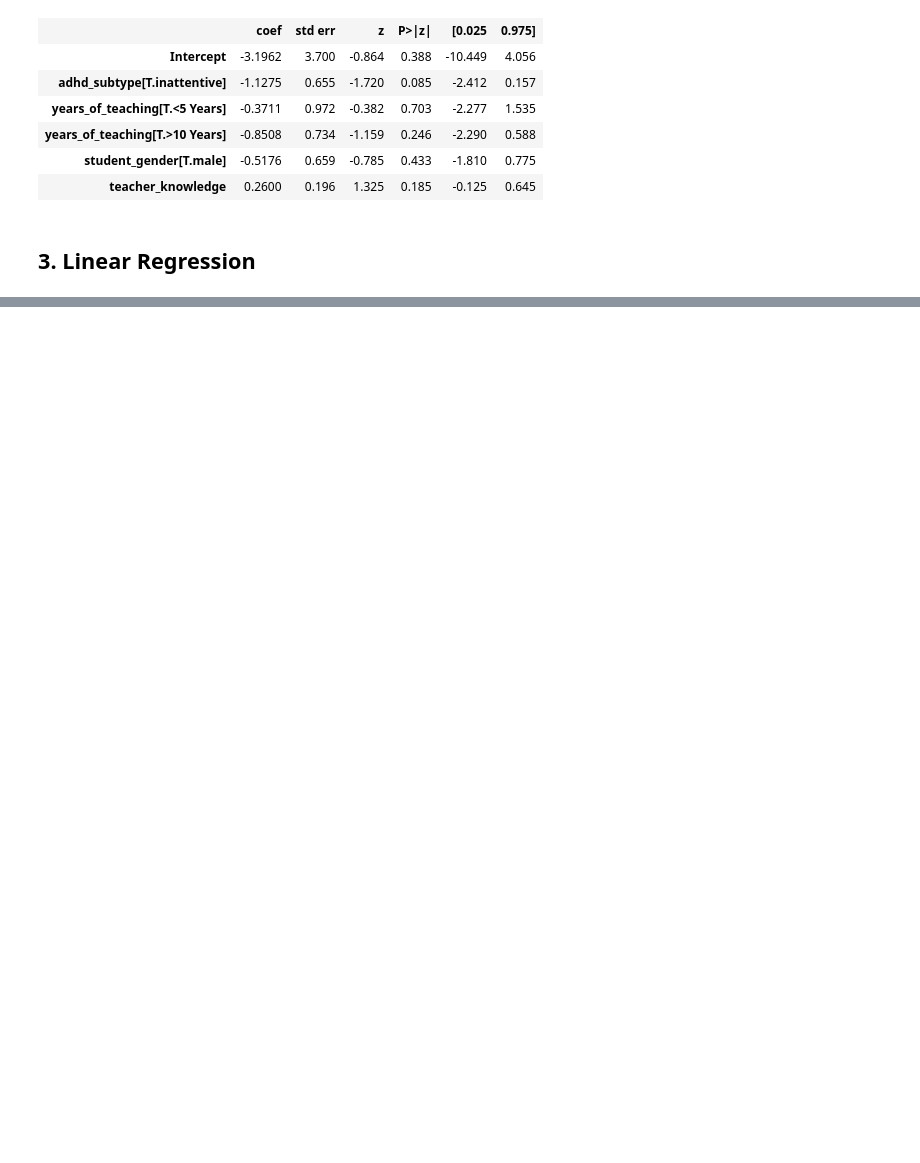
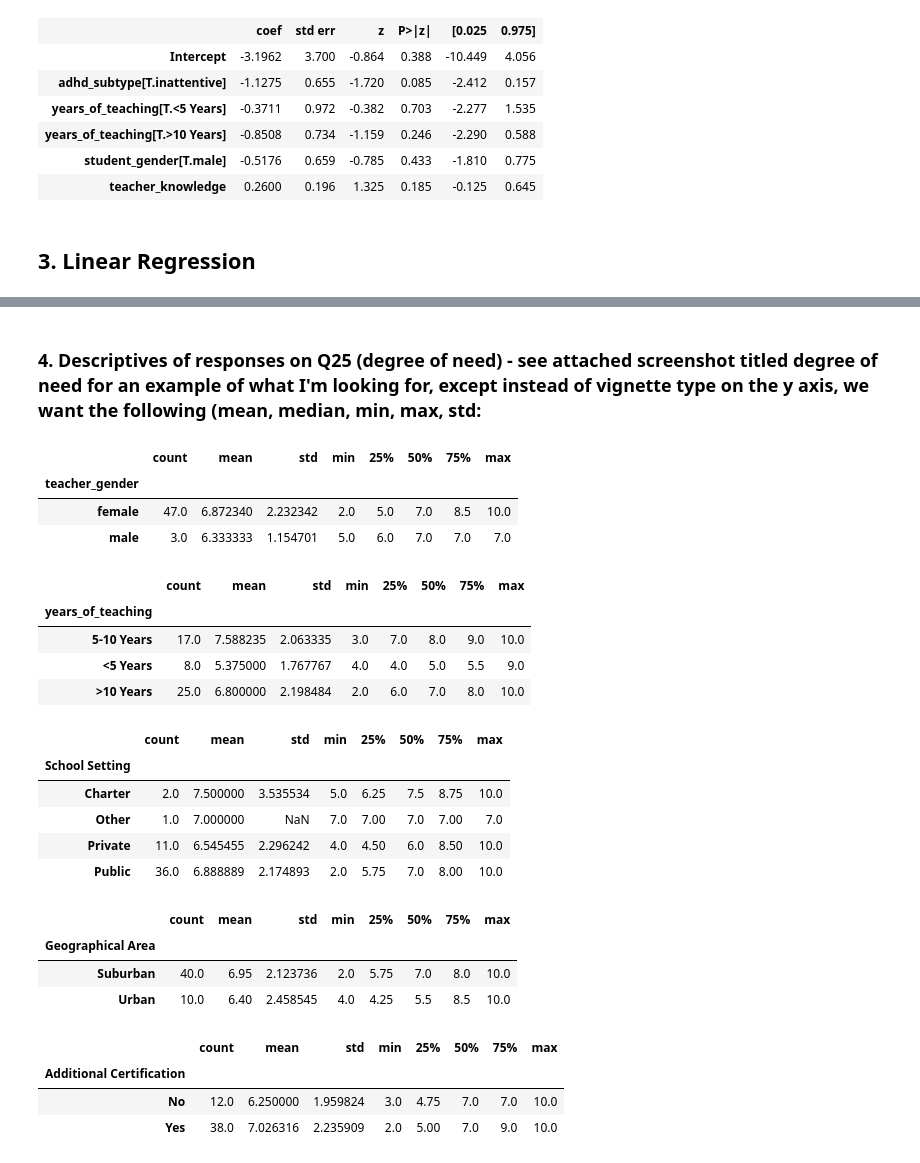
Before and after one commit to michael-abbate/adhd-analysis, a Jupyter notebook: adhd.ipynb, the cells around one changed output, grey strips where cells are left out. Cells and saved outputs as stored; diff of their text form; code cells hidden in the pictures; blank space fills up the shorter version.

```diff
--- a/adhd.ipynb
+++ b/adhd.ipynb
@@ -372,0 +540,31 @@ Notes:
+# %% [markdown]
+### 4. Descriptives of responses on Q25 (degree of need) - see attached screenshot titled degree of need for an example of what I'm looking for, except instead of vignette type on the y axis, we want the following (mean, median, min, max, std:
+# %%
+# % Total Descriptive Statistics
+desc_columns=['teacher_gender', 'years_of_teaching', 'School Setting', 'Geographical Area', 'Additional Certification']
+for col in desc_columns:
+    display(df.groupby(col).describe()['degree_of_need'])
+# %% [output]
+|  | count | mean | std | min | 25% | 50% | 75% | max |
+| teacher_gender |  |  |  |  |  |  |  |  |
+| female | 47.0 | 6.872340 | 2.232342 | 2.0 | 5.0 | 7.0 | 8.5 | 10.0 |
+| male | 3.0 | 6.333333 | 1.154701 | 5.0 | 6.0 | 7.0 | 7.0 | 7.0 |
+|  | count | mean | std | min | 25% | 50% | 75% | max |
+| years_of_teaching |  |  |  |  |  |  |  |  |
+| 5-10 Years | 17.0 | 7.588235 | 2.063335 | 3.0 | 7.0 | 8.0 | 9.0 | 10.0 |
+| <5 Years | 8.0 | 5.375000 | 1.767767 | 4.0 | 4.0 | 5.0 | 5.5 | 9.0 |
+| >10 Years | 25.0 | 6.800000 | 2.198484 | 2.0 | 6.0 | 7.0 | 8.0 | 10.0 |
+|  | count | mean | std | min | 25% | 50% | 75% | max |
+| School Setting |  |  |  |  |  |  |  |  |
+| Charter | 2.0 | 7.500000 | 3.535534 | 5.0 | 6.25 | 7.5 | 8.75 | 10.0 |
+| Other | 1.0 | 7.000000 | NaN | 7.0 | 7.00 | 7.0 | 7.00 | 7.0 |
+| Private | 11.0 | 6.545455 | 2.296242 | 4.0 | 4.50 | 6.0 | 8.50 | 10.0 |
+| Public | 36.0 | 6.888889 | 2.174893 | 2.0 | 5.75 | 7.0 | 8.00 | 10.0 |
+|  | count | mean | std | min | 25% | 50% | 75% | max |
+| Geographical Area |  |  |  |  |  |  |  |  |
+| Suburban | 40.0 | 6.95 | 2.123736 | 2.0 | 5.75 | 7.0 | 8.0 | 10.0 |
+| Urban | 10.0 | 6.40 | 2.458545 | 4.0 | 4.25 | 5.5 | 8.5 | 10.0 |
+|  | count | mean | std | min | 25% | 50% | 75% | max |
+| Additional Certification |  |  |  |  |  |  |  |  |
+| No | 12.0 | 6.250000 | 1.959824 | 3.0 | 4.75 | 7.0 | 7.0 | 10.0 |
+| Yes | 38.0 | 7.026316 | 2.235909 | 2.0 | 5.00 | 7.0 | 9.0 | 10.0 |
```
Also changed, not shown: parts of 22 cells of this notebook, 1 other file.
